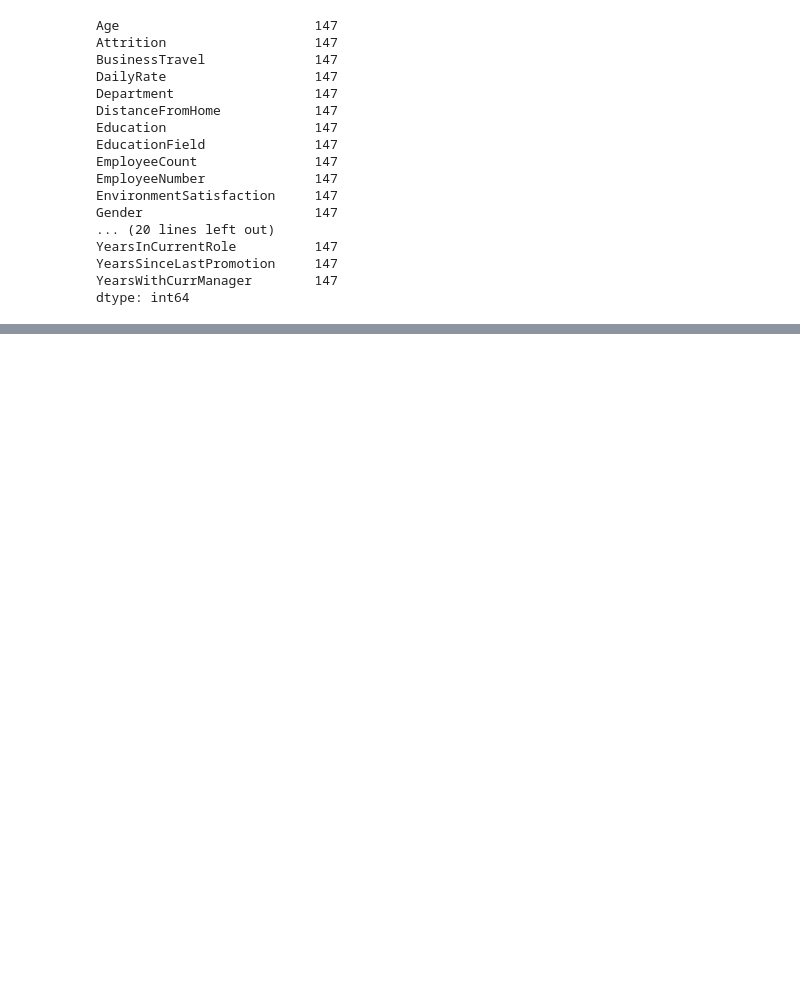
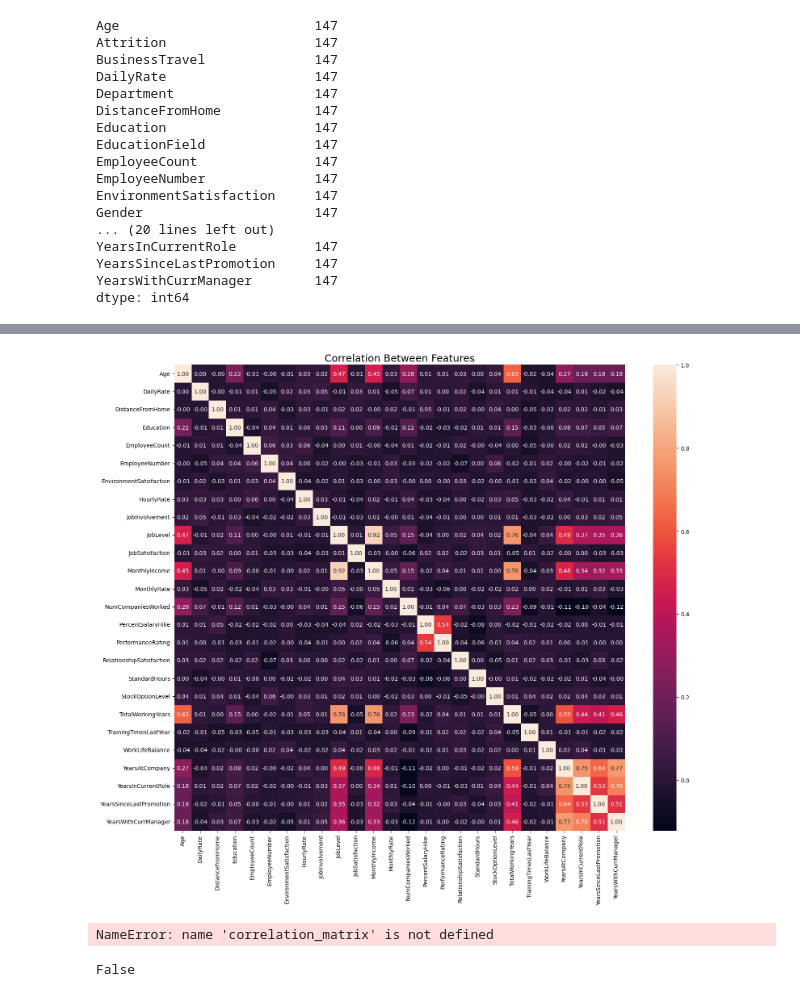
Before and after one commit to FedericoAriton99/CA-2-Integraeted-, a Jupyter notebook: Federico_Ariton_sba22090_Lvl8_CA2_Integrated.ipynb, the cells around one changed output, grey strips where cells are left out. Cells and saved outputs as stored; diff of their text form; code cells hidden in the pictures; blank space fills up the shorter version.

```diff
--- a/Federico_Ariton_sba22090_Lvl8_CA2_Integrated.ipynb
+++ b/Federico_Ariton_sba22090_Lvl8_CA2_Integrated.ipynb
@@ -194,0 +210,31 @@ dtype: int64
+# %%
+# Visualizing the features in our data set measuring how
+# close are realted two variable to each other
+plt.figure(figsize=(18,15))
+sns.heatmap(Employee.corr(), annot=True, fmt='.2f')
+plt.title('Correlation Between Features', fontsize=18)
+plt.show()
+# %% [output]
+[figure, added]
+# %%
+import numpy as np
+
+
+# Re-extracting the upper triangle of the correlation matrix
+upper_corr_matrix = correlation_matrix.where(np.triu(np.ones(correlation_matrix.shape), k=1).astype(bool))
+
+# Flattening the matrix and removing NaN values
+correlation_pairs = upper_corr_matrix.unstack().dropna()
+
+# Sorting the pairs by absolute correlation value in descending order
+sorted_correlation_pairs = correlation_pairs.abs().sort_values(ascending=False)
+
+# Displaying the sorted correlation pairs
+sorted_correlation_pairs.head(30)  # Displaying the top 10 pairs for brevity
+# %% [output]
+NameError: name 'correlation_matrix' is not defined
+# %%
+duplicated_data = Employee.duplicated().any()
+duplicated_data
+# %% [output]
+False
```
Also changed, not shown: parts of 12 cells of this notebook.
